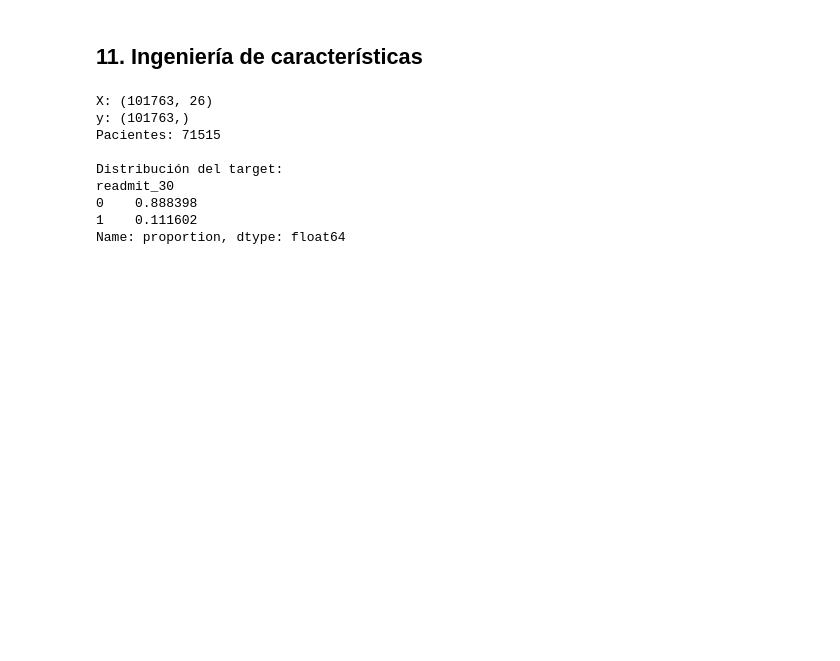
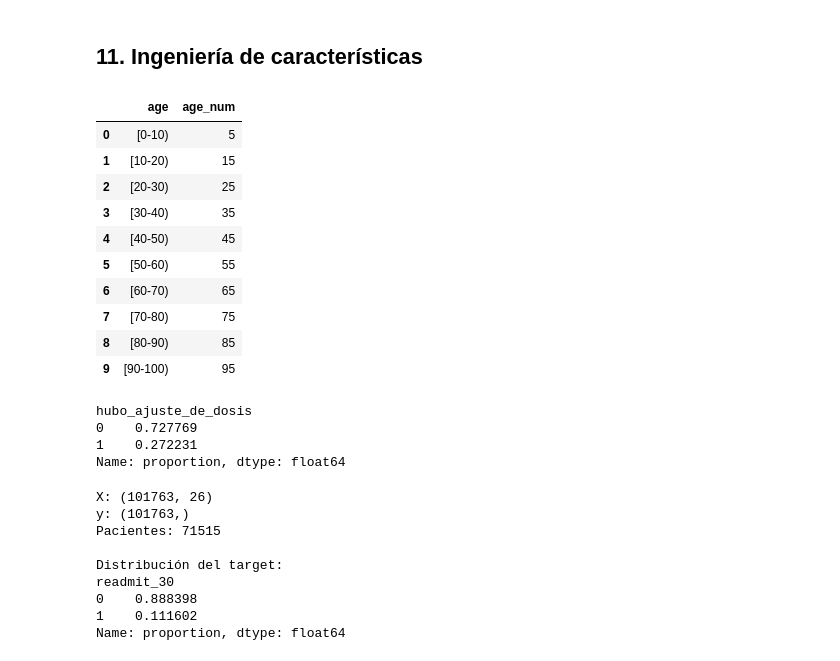
Before and after one commit to mviktor09/S100-ProyectoParteII, a Jupyter notebook: S100_Equipo3_ParteII.ipynb, the cells around one changed output. Saved outputs shown, nothing was run; the diff lists cells and outputs as text; code cells hidden in the pictures; blank space fills up the shorter version.

```diff
--- a/S100_Equipo3_ParteII.ipynb
+++ b/S100_Equipo3_ParteII.ipynb
@@ -752,22 +760,34 @@ Faltantes restantes: 0
 # %%
 # Acá colocamos el punto medio de la edad y lo colocamos una nueva columna a la vez que eliminamos la anterior
 mapa_edad = {
     "[0-10)": 5,
     "[10-20)": 15,
     "[20-30)": 25,
     "[30-40)": 35,
     "[40-50)": 45,
     "[50-60)": 55,
     "[60-70)": 65,
     "[70-80)": 75,
     "[80-90)": 85,
     "[90-100)": 95
 }
 
 df_modelo["age_num"] = df_modelo["age"].map(mapa_edad)
 
-df_modelo[["age", "age_num"]].drop_duplicates().sort_values("age_num")
+display(df_modelo[["age", "age_num"]].drop_duplicates().sort_values("age_num"))
 df_modelo = df_modelo.drop(columns="age")
+# %% [output]
+|  | age | age_num |
+| 0 | [0-10) | 5 |
+| 1 | [10-20) | 15 |
+| 2 | [20-30) | 25 |
+| 3 | [30-40) | 35 |
+| 4 | [40-50) | 45 |
+| 5 | [50-60) | 55 |
+| 6 | [60-70) | 65 |
+| 7 | [70-80) | 75 |
+| 8 | [80-90) | 85 |
+| 9 | [90-100) | 95 |
 # %%
 columnas_medicamentos = [
     "metformin",
@@ -813,7 +833,7 @@ df_modelo["hubo_ajuste_de_dosis"] = (
     .astype(int)
 )
 
-df_modelo["hubo_ajuste_de_dosis"].value_counts(normalize=True)
+print(df_modelo["hubo_ajuste_de_dosis"].value_counts(normalize=True))
 
 medicamentos_eliminar = [
     col for col in columnas_medicamentos
@@ -823,6 +843,11 @@ medicamentos_eliminar = [
 df_modelo = df_modelo.drop(
     columns=medicamentos_eliminar
 )
+# %% [output]
+hubo_ajuste_de_dosis
+0    0.727769
+1    0.272231
+Name: proportion, dtype: float64
 # %%
 X_modelo = df_modelo.drop(
     columns=[
```
Also changed, not shown: parts of 27 cells of this notebook, 1 other file.
